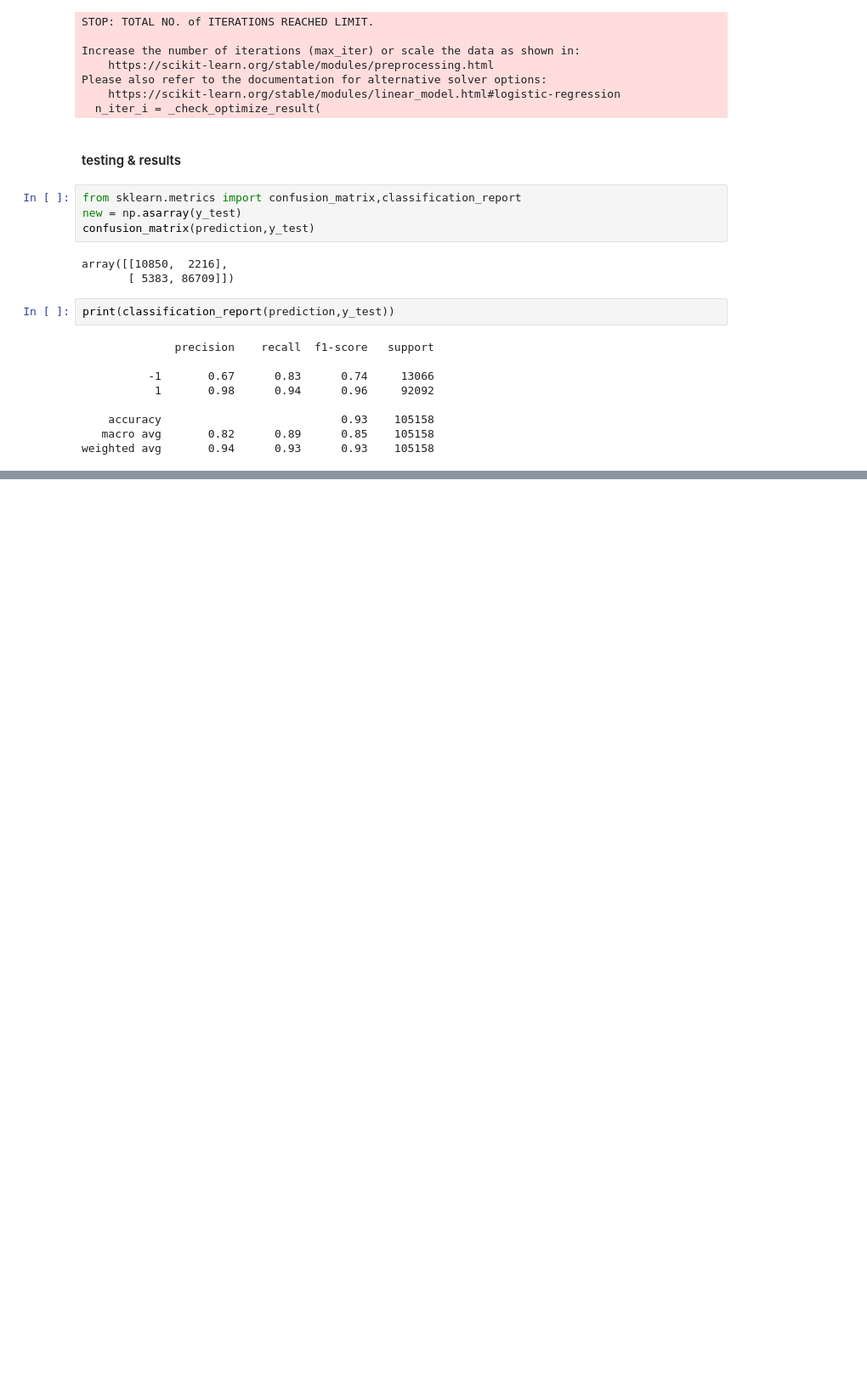
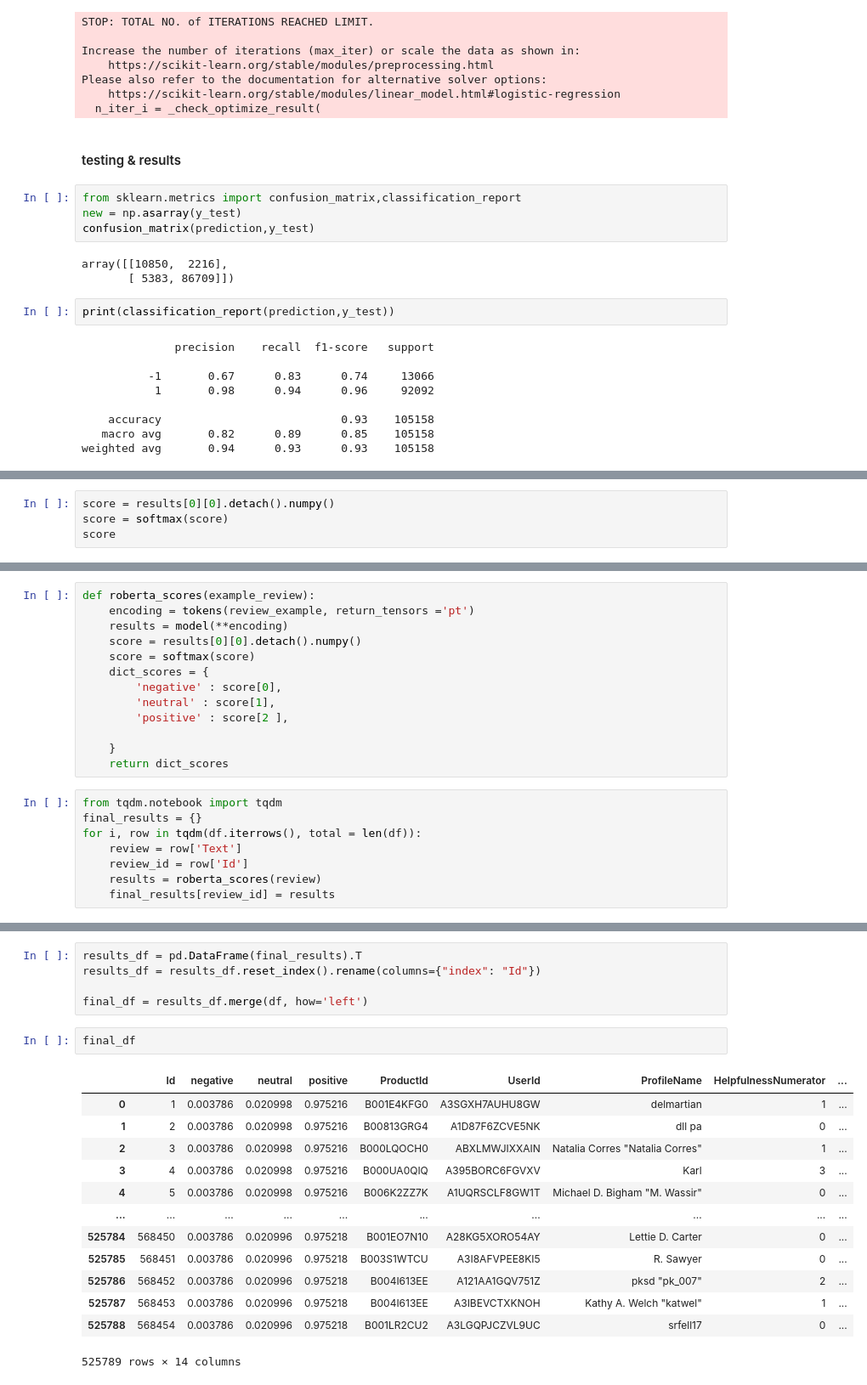
Before and after one commit to kasiahewelt/sentiment-analysis, a Jupyter notebook: sentiment analysis.ipynb, the cells around one changed output, grey strips where cells are left out. Shown at 85% size. Saved outputs shown, nothing was run; the diff lists cells and outputs as text; blank space fills up the shorter version.

```diff
--- a/sentiment analysis.ipynb
+++ b/sentiment analysis.ipynb
@@ -194,0 +224,4 @@ weighted avg       0.94      0.93      0.93    105158
+# %%
+score = results[0][0].detach().numpy()
+score = softmax(score)
+score
@@ -194,0 +230,21 @@ weighted avg       0.94      0.93      0.93    105158
+# %%
+def roberta_scores(example_review):
+    encoding = tokens(review_example, return_tensors ='pt')
+    results = model(**encoding)
+    score = results[0][0].detach().numpy()
+    score = softmax(score)
+    dict_scores = {
+        'negative' : score[0],
+        'neutral' : score[1],
+        'positive' : score[2 ],
+
+    }
+    return dict_scores
+# %%
+from tqdm.notebook import tqdm
+final_results = {}
+for i, row in tqdm(df.iterrows(), total = len(df)):
+    review = row['Text']
+    review_id = row['Id']
+    results = roberta_scores(review)
+    final_results[review_id] = results
@@ -194,0 +271,21 @@ weighted avg       0.94      0.93      0.93    105158
+# %%
+results_df = pd.DataFrame(final_results).T
+results_df = results_df.reset_index().rename(columns={"index": "Id"})
+
+final_df = results_df.merge(df, how='left')
+# %%
+final_df
+# %% [output]
+|  | Id | negative | neutral | positive | ProductId | UserId | ProfileName | HelpfulnessNumerator | ... |
+| 0 | 1 | 0.003786 | 0.020998 | 0.975216 | B001E4KFG0 | A3SGXH7AUHU8GW | delmartian | 1 | ... |
+| 1 | 2 | 0.003786 | 0.020998 | 0.975216 | B00813GRG4 | A1D87F6ZCVE5NK | dll pa | 0 | ... |
+| 2 | 3 | 0.003786 | 0.020998 | 0.975216 | B000LQOCH0 | ABXLMWJIXXAIN | Natalia Corres "Natalia Corres" | 1 | ... |
+| 3 | 4 | 0.003786 | 0.020998 | 0.975216 | B000UA0QIQ | A395BORC6FGVXV | Karl | 3 | ... |
+| 4 | 5 | 0.003786 | 0.020998 | 0.975216 | B006K2ZZ7K | A1UQRSCLF8GW1T | Michael D. Bigham "M. Wassir" | 0 | ... |
+| ... | ... | ... | ... | ... | ... | ... | ... | ... | ... |
+| 525784 | 568450 | 0.003786 | 0.020996 | 0.975218 | B001EO7N10 | A28KG5XORO54AY | Lettie D. Carter | 0 | ... |
+| 525785 | 568451 | 0.003786 | 0.020996 | 0.975218 | B003S1WTCU | A3I8AFVPEE8KI5 | R. Sawyer | 0 | ... |
+| 525786 | 568452 | 0.003786 | 0.020996 | 0.975218 | B004I613EE | A121AA1GQV751Z | pksd "pk_007" | 2 | ... |
+| 525787 | 568453 | 0.003786 | 0.020996 | 0.975218 | B004I613EE | A3IBEVCTXKNOH | Kathy A. Welch "katwel" | 1 | ... |
+| 525788 | 568454 | 0.003786 | 0.020996 | 0.975218 | B001LR2CU2 | A3LGQPJCZVL9UC | srfell17 | 0 | ... |
+525789 rows × 14 columns
```
Also changed, not shown: parts of 9 cells of this notebook.
